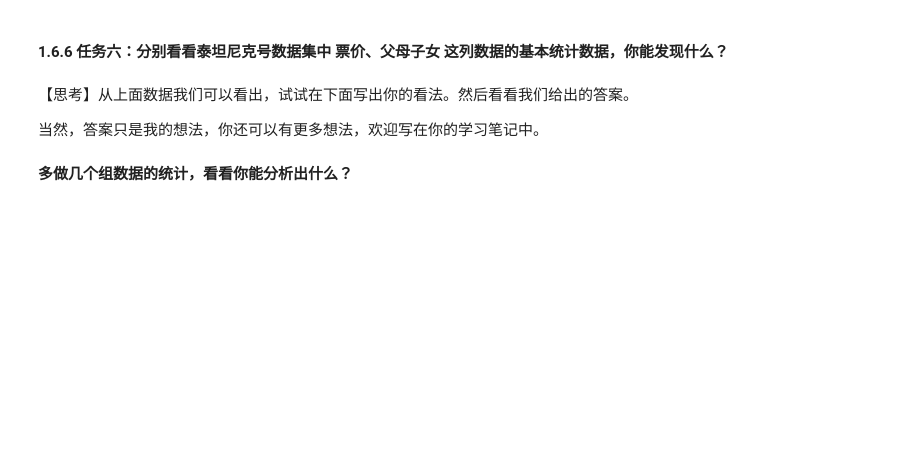
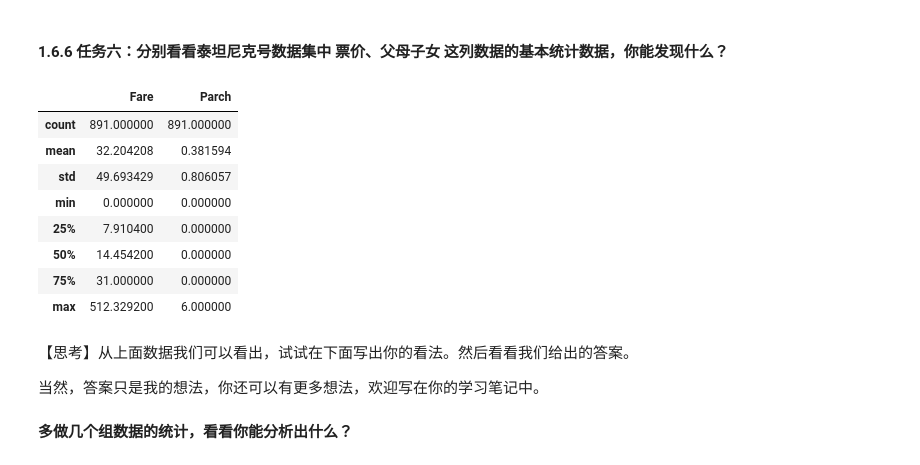
Before and after one commit to indix7/hands-on-data-analysis, a Jupyter notebook: 第一单元项目集合/第一章：第三节探索性数据分析-课程.ipynb, the cells around one changed output. Saved outputs shown, nothing was run; the diff lists cells and outputs as text; code cells hidden in the pictures; blank space fills up the shorter version.

```diff
--- a/第一单元项目集合/第一章：第三节探索性数据分析-课程.ipynb
+++ b/第一单元项目集合/第一章：第三节探索性数据分析-课程.ipynb
@@ -350,6 +381,17 @@ frame2
 '''
 # %%
 #代码
+data.describe()[["Fare", "Parch"]]
+# %% [output]
+|  | Fare | Parch |
+| count | 891.000000 | 891.000000 |
+| mean | 32.204208 | 0.381594 |
+| std | 49.693429 | 0.806057 |
+| min | 0.000000 | 0.000000 |
+| 25% | 7.910400 | 0.000000 |
+| 50% | 14.454200 | 0.000000 |
+| 75% | 31.000000 | 0.000000 |
+| max | 512.329200 | 6.000000 |
 # %% [markdown]
 【思考】从上面数据我们可以看出，试试在下面写出你的看法。然后看看我们给出的答案。
 
```
Also changed, not shown: parts of 11 cells of this notebook.
